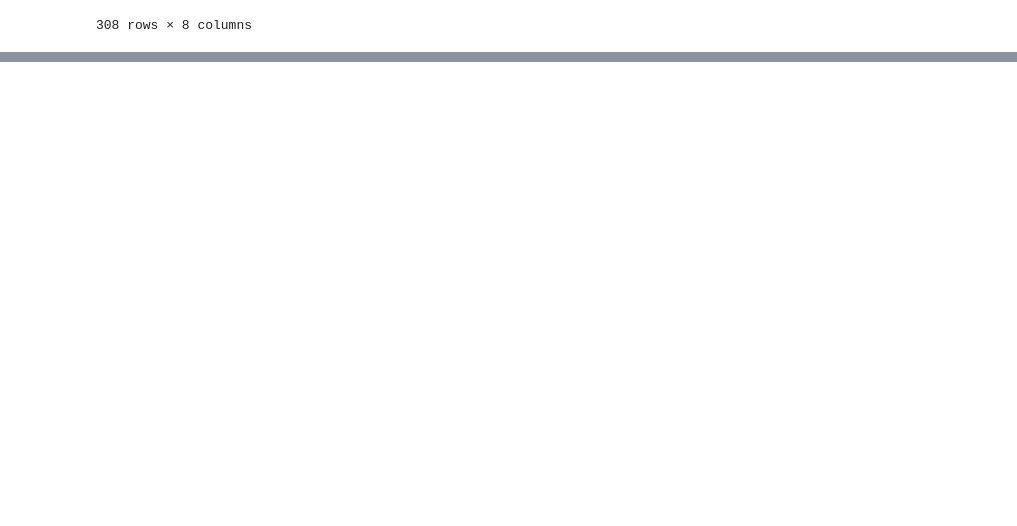
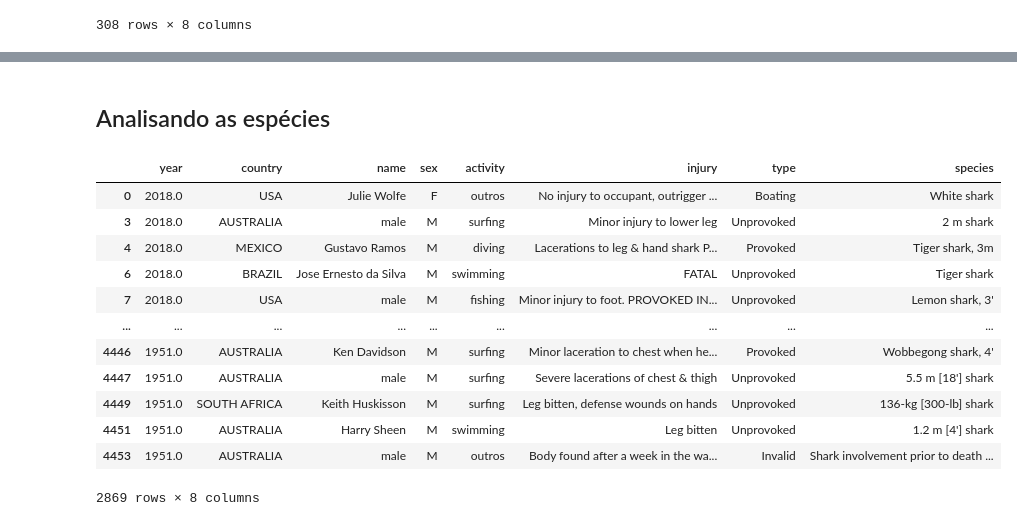
Before and after one commit to LucasAPerfeito/Project-Shark-Attack, a Jupyter notebook: Projeto - Shark Attack.ipynb, the cells around one changed output, grey strips where cells are left out. Saved outputs shown, nothing was run; the diff lists cells and outputs as text; code cells hidden in the pictures; blank space fills up the shorter version.

```diff
--- a/Projeto - Shark Attack.ipynb
+++ b/Projeto - Shark Attack.ipynb
@@ -489,0 +513,3 @@ df3[df3['sex'].isna() & df3['name'].notnull()]
+# %%
+for i,j in dicionario.items():
+    df3['activity'] = df3['activity'].apply(atividades, i = i, j = j)
@@ -489,0 +573,5 @@ df3[df3['sex'].isna() & df3['name'].notnull()]
+# %%
+mascara = df3['activity'].value_counts() > 5
+# %%
+lista3 = df3['activity'].value_counts()[mascara].index
+lista3
@@ -489,0 +597,2 @@ df3[df3['sex'].isna() & df3['name'].notnull()]
+# %%
+df3.loc[~df3['activity'].isin(lista3), 'activity'] = 'outros'
@@ -489,0 +631,19 @@ df3[df3['sex'].isna() & df3['name'].notnull()]
+# %% [markdown]
+## Analisando as espécies
+# %%
+df4 = df3[~df3['species'].isna()]
+df4
+# %% [output]
+|  | year | country | name | sex | activity | injury | type | species |
+| 0 | 2018.0 | USA | Julie Wolfe | F | outros | No injury to occupant, outrigger ... | Boating | White shark |
+| 3 | 2018.0 | AUSTRALIA | male | M | surfing | Minor injury to lower leg | Unprovoked | 2 m shark |
+| 4 | 2018.0 | MEXICO | Gustavo Ramos | M | diving | Lacerations to leg & hand shark P... | Provoked | Tiger shark, 3m |
+| 6 | 2018.0 | BRAZIL | Jose Ernesto da Silva | M | swimming | FATAL | Unprovoked | Tiger shark |
+| 7 | 2018.0 | USA | male | M | fishing | Minor injury to foot. PROVOKED IN... | Unprovoked | Lemon shark, 3' |
+| ... | ... | ... | ... | ... | ... | ... | ... | ... |
+| 4446 | 1951.0 | AUSTRALIA | Ken Davidson | M | surfing | Minor laceration to chest when he... | Provoked | Wobbegong shark, 4' |
+| 4447 | 1951.0 | AUSTRALIA | male | M | surfing | Severe lacerations of chest & thigh | Unprovoked | 5.5 m [18'] shark |
+| 4449 | 1951.0 | SOUTH AFRICA | Keith Huskisson | M | surfing | Leg bitten, defense wounds on hands | Unprovoked | 136-kg [300-lb] shark |
+| 4451 | 1951.0 | AUSTRALIA | Harry Sheen | M | swimming | Leg bitten | Unprovoked | 1.2 m [4'] shark |
+| 4453 | 1951.0 | AUSTRALIA | male | M | outros | Body found after a week in the wa... | Invalid | Shark involvement prior to death ... |
+2869 rows × 8 columns
```
Also changed, not shown: parts of 51 cells of this notebook, 1 other file.
